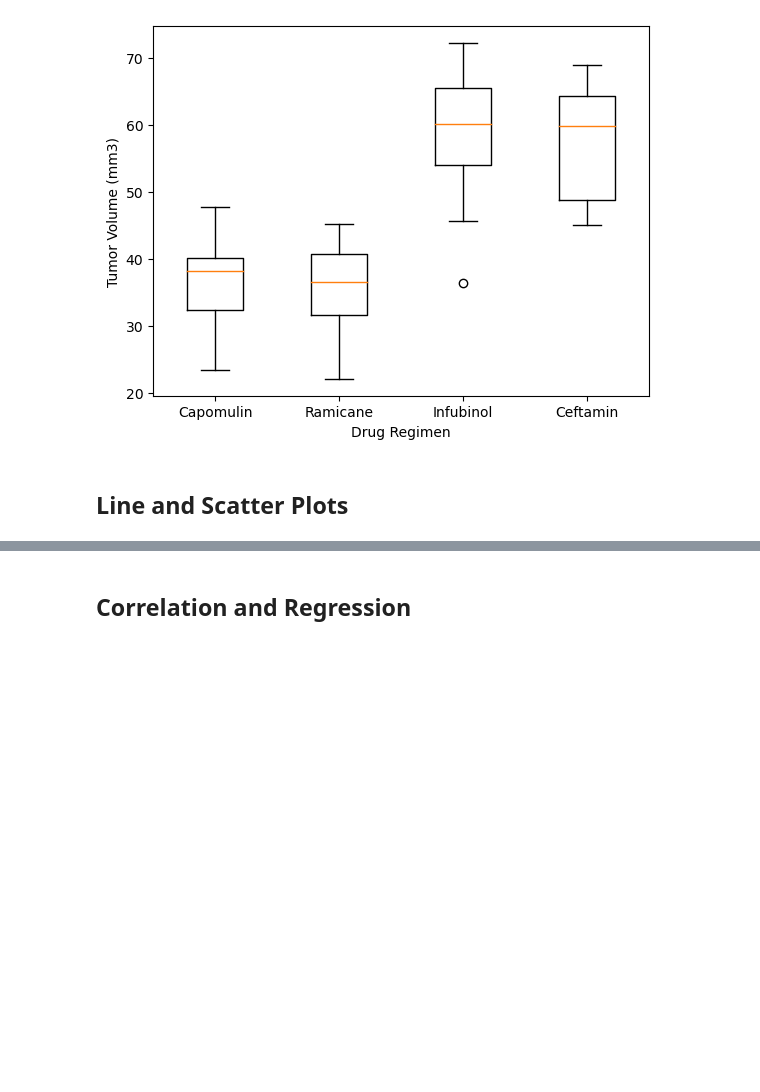
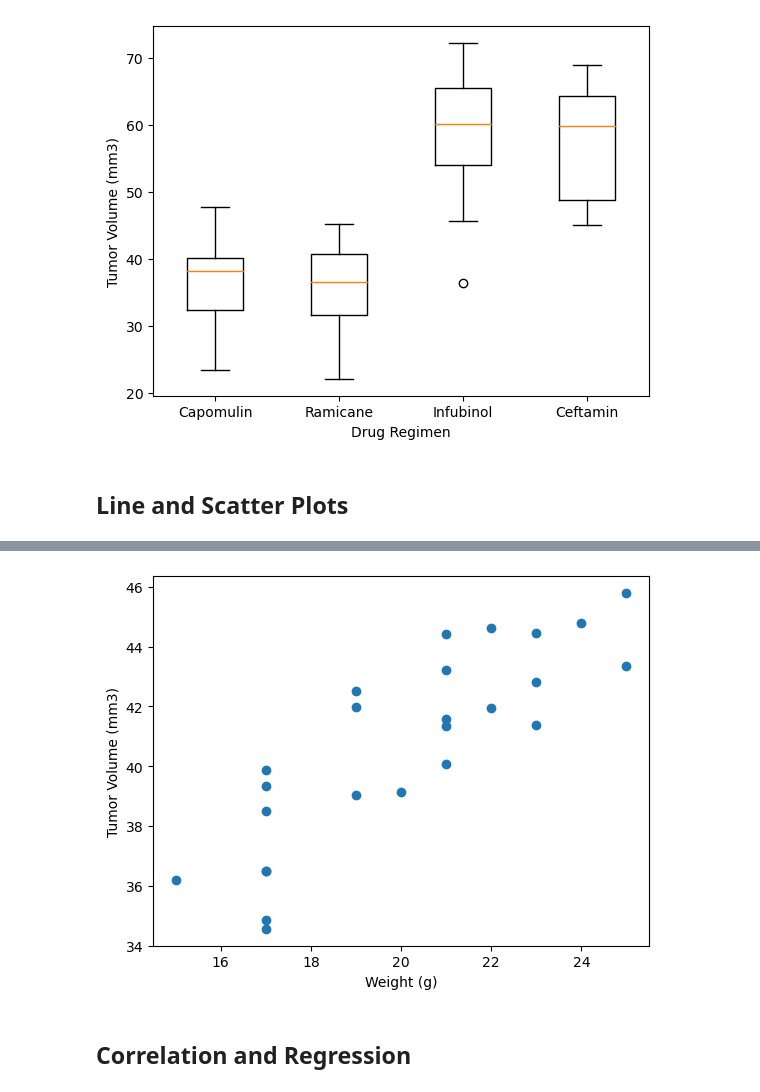
Before and after one commit to iramos2/matplotlib-challenge, a Jupyter notebook: pymaceuticals_starter.ipynb, the cells around one changed output, grey strips where cells are left out. Saved outputs shown, nothing was run; the diff lists cells and outputs as text; code cells hidden in the pictures; blank space fills up the shorter version.

```diff
--- a/pymaceuticals_starter.ipynb
+++ b/pymaceuticals_starter.ipynb
@@ -280,2 +288,15 @@ plt.show()
+# %%
+# Generate a scatter plot of mouse weight vs. the average observed tumor volume for the entire Capomulin regimen
+# take the avg weight and tumor vol for all mice that took capomulin
+cap = mouse_study.loc[mouse_study['Drug Regimen'] == 'Capomulin']
+avg_cap = cap.groupby(['Mouse ID']).mean(numeric_only=True)
+
+# plot
+plt.scatter(avg_cap['Weight (g)'], avg_cap['Tumor Volume (mm3)'], marker='o')
+plt.xlabel('Weight (g)')
+plt.ylabel('Tumor Volume (mm3)')
+plt.show()
+# %% [output]
+[figure, added]
 # %% [markdown]
 ## Correlation and Regression
```
Also changed, not shown: parts of 5 cells of this notebook.
